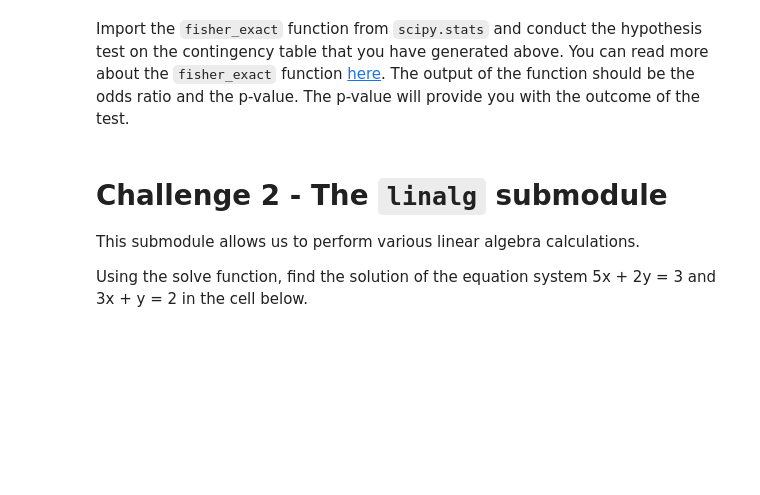
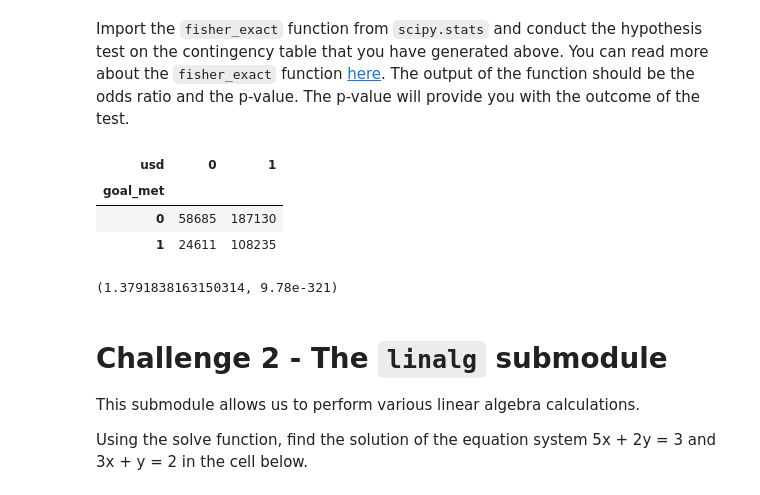
Before and after one commit to Diegon8/datamad0820, a Jupyter notebook: module-2/lab-intro-to-scipy/your-code/main.ipynb, the cells around one changed output. Cells and saved outputs as stored; diff of their text form; code cells hidden in the pictures; blank space fills up the shorter version.

```diff
--- a/module-2/lab-intro-to-scipy/your-code/main.ipynb
+++ b/module-2/lab-intro-to-scipy/your-code/main.ipynb
@@ -72,3 +84,18 @@ Import the `fisher_exact` function from `scipy.stats` and conduct the hypothesis
+# %%
+# Your code here:
+
+from scipy.stats import fisher_exact
+
+contingency_table= pd.crosstab(kickstarter['goal_met'], kickstarter['usd'])
+display(contingency_table)
+display(stats.fisher_exact(contingency_table))
+oddsratio, pvalue = stats.fisher_exact(contingency_table)
+# %% [output]
+| usd | 0 | 1 |
+| goal_met |  |  |
+| 0 | 58685 | 187130 |
+| 1 | 24611 | 108235 |
+(1.3791838163150314, 9.78e-321)
 # %% [markdown]
 # Challenge 2 - The `linalg` submodule
 
```
Also changed, not shown: parts of 16 cells of this notebook.
